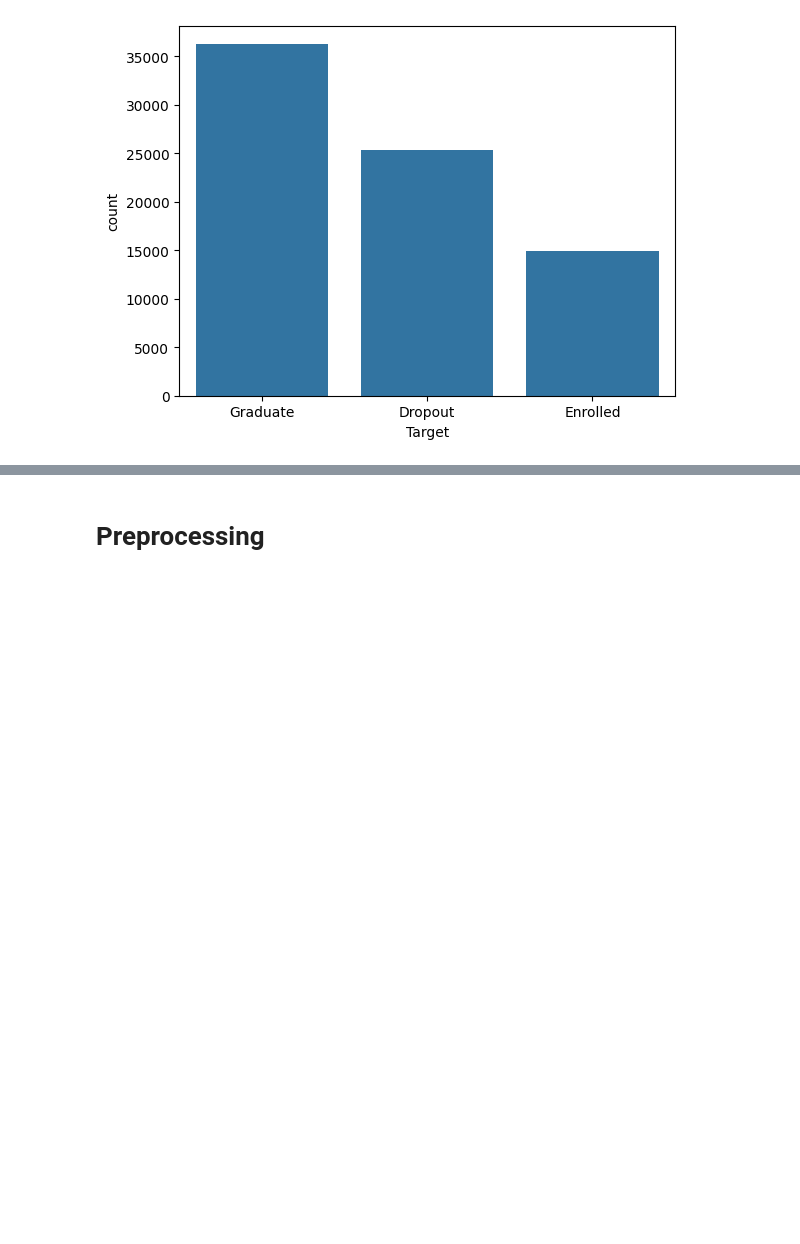
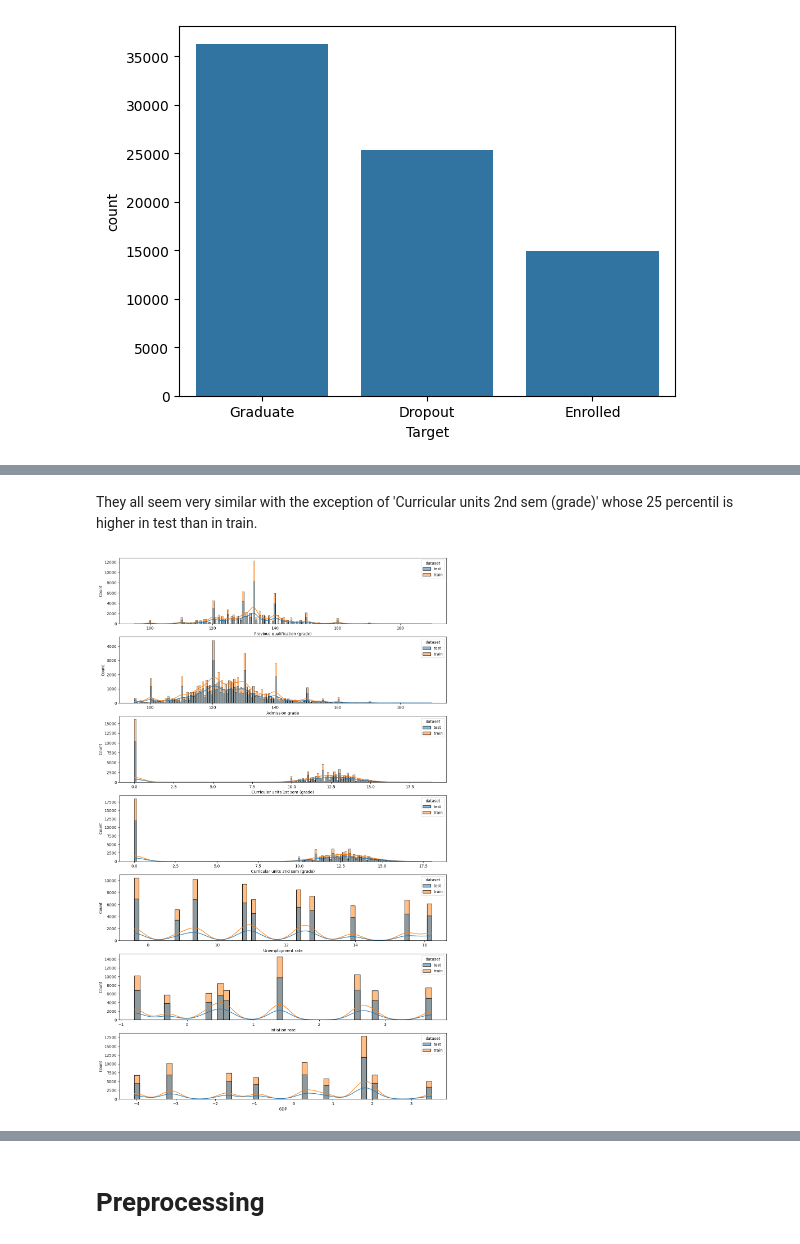
Before and after one commit to estaciolima/kaggle-playground-s4-e6, a Jupyter notebook: notebook.ipynb, the cells around one changed output, grey strips where cells are left out. Drawn from its saved outputs; the diff is of its cells as text; code cells hidden in the pictures; blank space fills up the shorter version.

```diff
--- a/notebook.ipynb
+++ b/notebook.ipynb
@@ -172,0 +167,8 @@ sns.barplot(y.value_counts())
+# %% [markdown]
+They all seem very similar with the exception of 'Curricular units 2nd sem (grade)' whose 25 percentil is higher in test than in train.
+# %%
+fig, axes = plt.subplots(nrows = len(num_variables), ncols=1, figsize=(15,25))
+for i in range(len(num_variables)):
+    sns.histplot(data=df_complete, x=num_variables[i], hue='dataset', ax=axes[i], kde=True)
+# %% [output]
+[figure, added]
```
Also changed, not shown: parts of 47 cells of this notebook, 1 other file.
